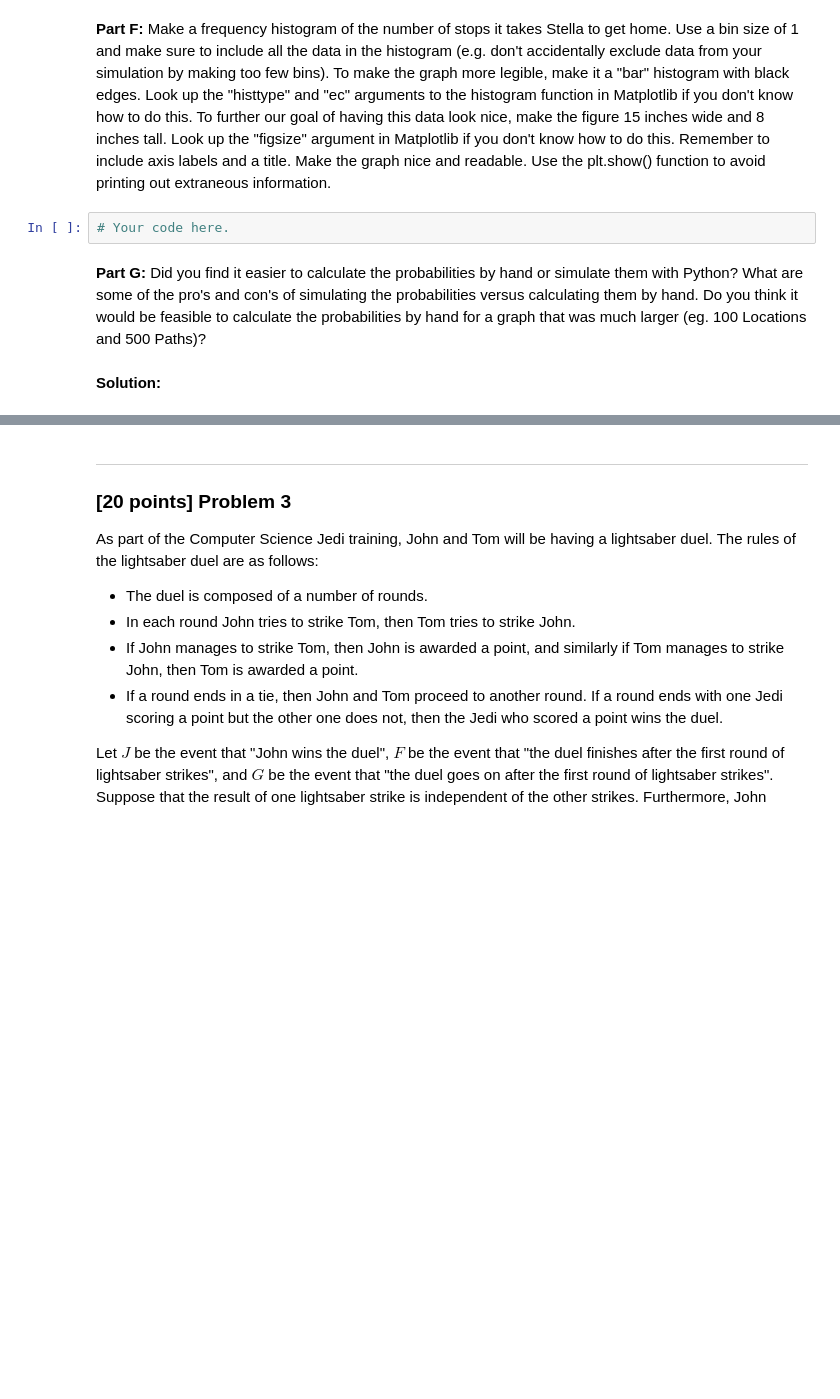
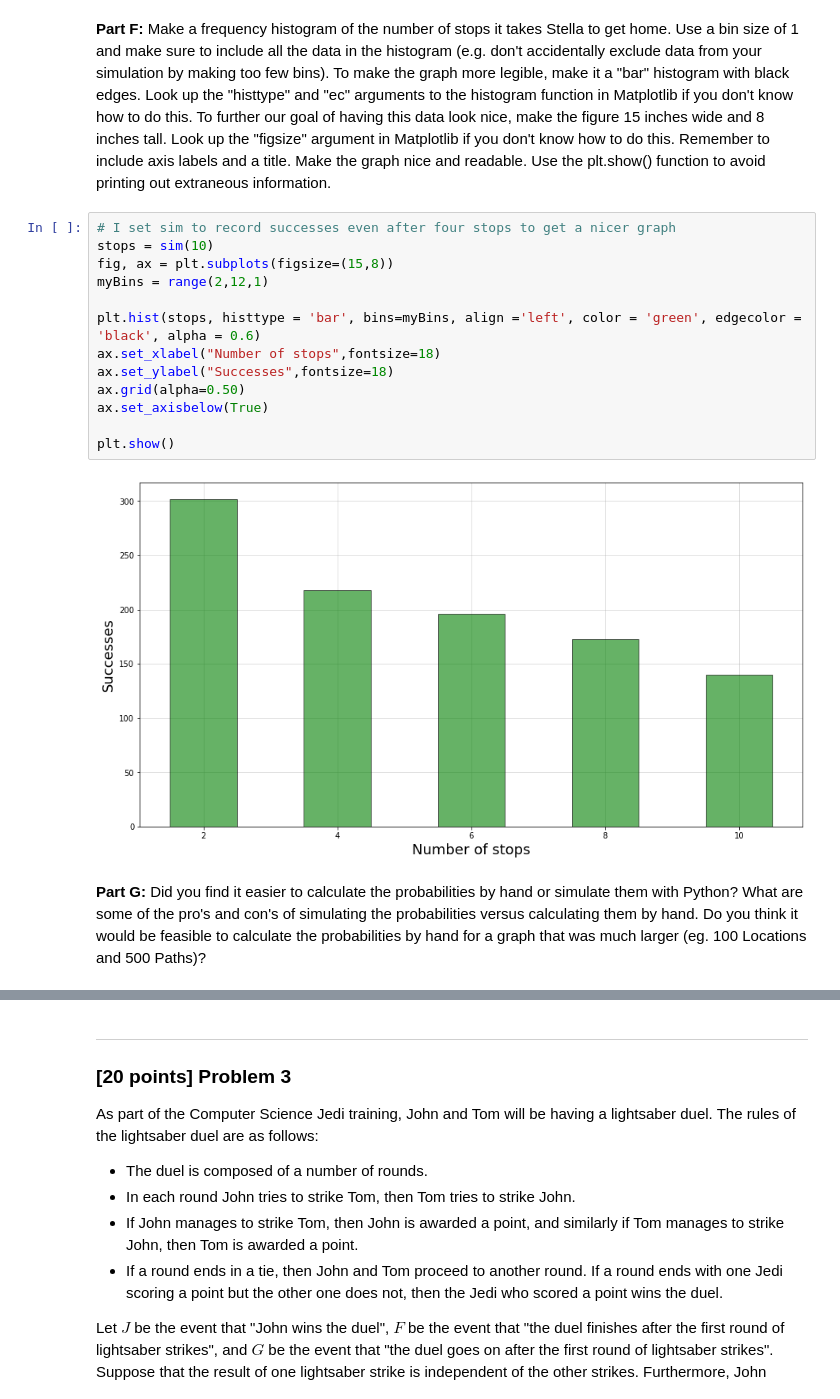
Before and after one commit to griff613/Data-Science, a Jupyter notebook: Assignments/Homework2/HW2.ipynb, the cells around one changed output, grey strips where cells are left out. Drawn from its saved outputs; the diff is of its cells as text; blank space fills up the shorter version.

```diff
--- a/Assignments/Homework2/HW2.ipynb
+++ b/Assignments/Homework2/HW2.ipynb
@@ -127,8 +324,19 @@ Compute the probability that Stella goes to the Coffee shop at least once in eit
 # %% [markdown]
 **Part F:** Make a frequency histogram of the number of stops it takes Stella to get home. Use a bin size of 1 and make sure to include all the data in the histogram (e.g. don't accidentally exclude data from your simulation by making too few bins). To make the graph more legible, make it a "bar" histogram with black edges. Look up the "histtype" and "ec" arguments to the histogram function in Matplotlib if you don't know how to do this. To further our goal of having this data look nice, make the figure 15 inches wide and 8 inches tall. Look up the "figsize" argument in Matplotlib if you don't know how to do this. Remember to include axis labels and a title. Make the graph nice and readable. Use the plt.show() function to avoid printing out extraneous information.
-# %%
-# Your code here.
+# %%
+# I set sim to record successes even after four stops to get a nicer graph
+stops = sim(10)
+fig, ax = plt.subplots(figsize=(15,8))
+myBins = range(2,12,1)
+
+plt.hist(stops, histtype = 'bar', bins=myBins, align ='left', color = 'green', edgecolor = 'black', alpha = 0.6)
+ax.set_xlabel("Number of stops",fontsize=18)
+ax.set_ylabel("Successes",fontsize=18)
+ax.grid(alpha=0.50)
+ax.set_axisbelow(True)
+
+plt.show()
+# %% [output]
+[figure, added]
 # %% [markdown]
 **Part G:** Did you find it easier to calculate the probabilities by hand or simulate them with Python? What are some of the pro's and con's of simulating the probabilities versus calculating them by hand. Do you think it would be feasible to calculate the probabilities by hand for a graph that was much larger (eg. 100 Locations and 500 Paths)?
-# %% [markdown]
-**Solution:**
```
Also changed, not shown: parts of 54 cells of this notebook, 17 other files.
